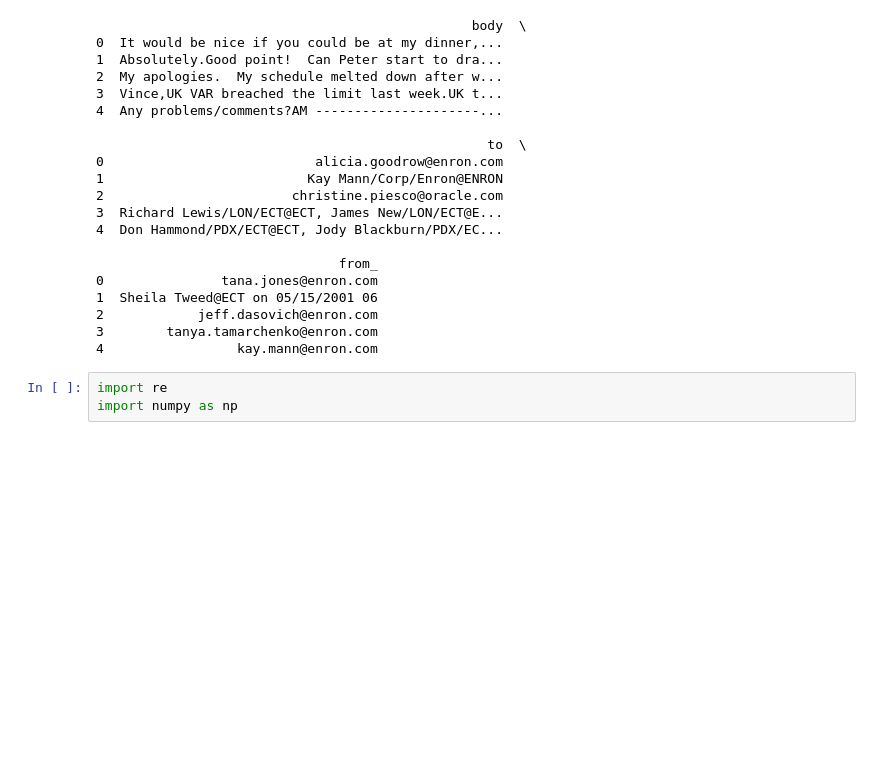
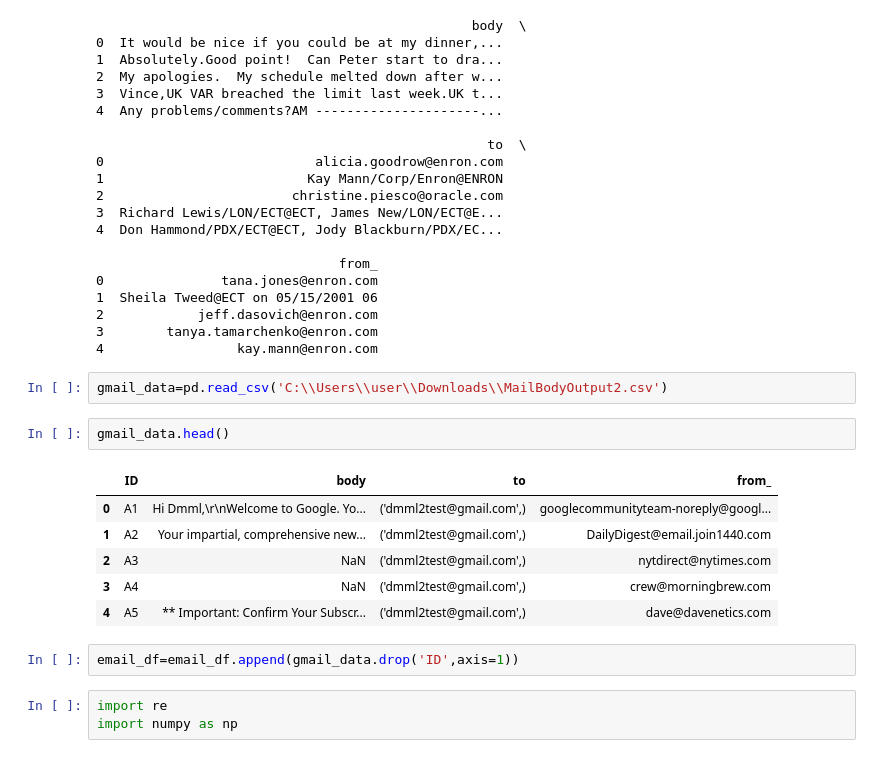
Before and after one commit to KrishnanunniRaju/Personalized-Email-Recommendation-System, a Jupyter notebook: email_lda.ipynb, the cells around one changed output. Drawn from its saved outputs; the diff is of its cells as text; blank space fills up the shorter version.

Commit message:
Added Message ID
Note: Cleaned file without NAN values to be given as no code added for cleaning web scraped data.

```diff
--- a/email_lda.ipynb
+++ b/email_lda.ipynb
@@ -80,6 +80,19 @@ print(email_df.head())
 2            jeff.dasovich@enron.com
 3        tanya.tamarchenko@enron.com
 4                 kay.mann@enron.com
+# %%
+gmail_data=pd.read_csv('C:\\Users\\user\\Downloads\\MailBodyOutput2.csv')
+# %%
+gmail_data.head()
+# %% [output]
+|  | ID | body | to | from_ |
+| 0 | A1 | Hi Dmml,\r\nWelcome to Google. Yo... | ('dmml2test@gmail.com',) | googlecommunityteam-noreply@googl... |
+| 1 | A2 | Your impartial, comprehensive new... | ('dmml2test@gmail.com',) | DailyDigest@email.join1440.com |
+| 2 | A3 | NaN | ('dmml2test@gmail.com',) | nytdirect@nytimes.com |
+| 3 | A4 | NaN | ('dmml2test@gmail.com',) | crew@morningbrew.com |
+| 4 | A5 | ** Important: Confirm Your Subscr... | ('dmml2test@gmail.com',) | dave@davenetics.com |
+# %%
+email_df=email_df.append(gmail_data.drop('ID',axis=1))
 # %%
 import re
 import numpy as np
```
Also changed, not shown: parts of 17 cells of this notebook.
